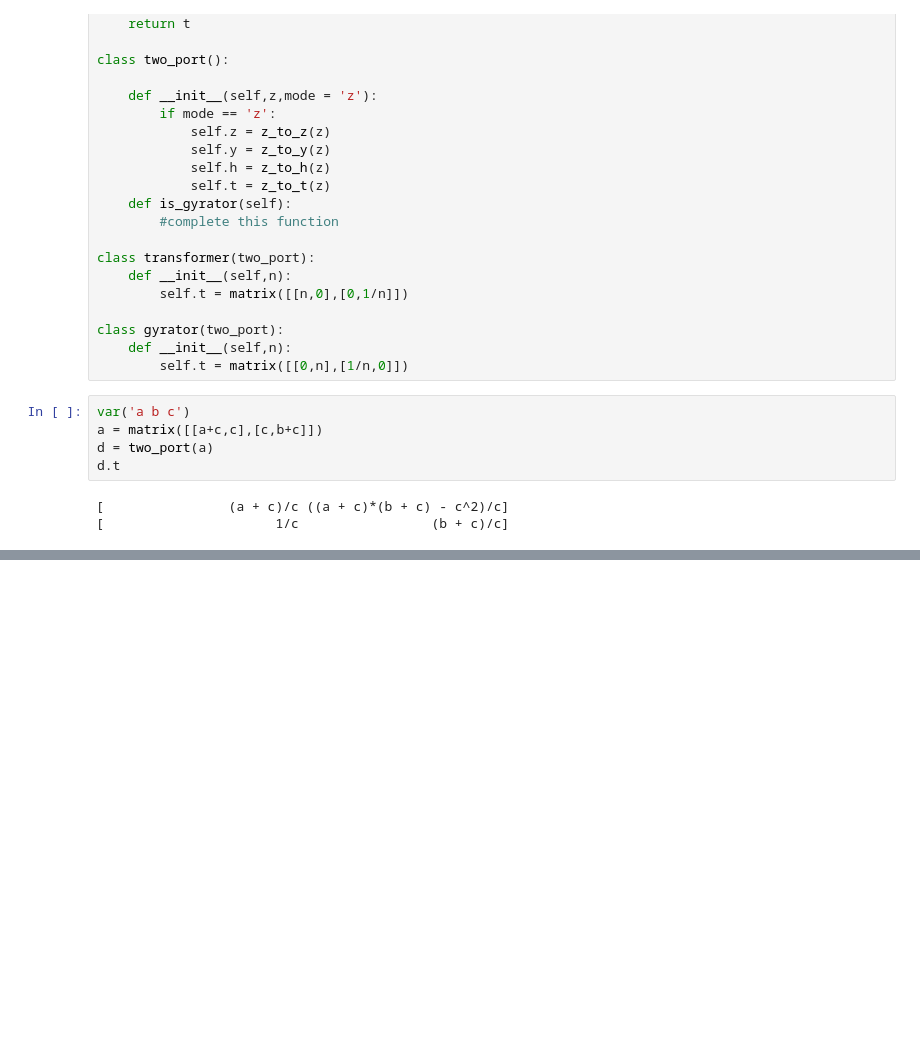
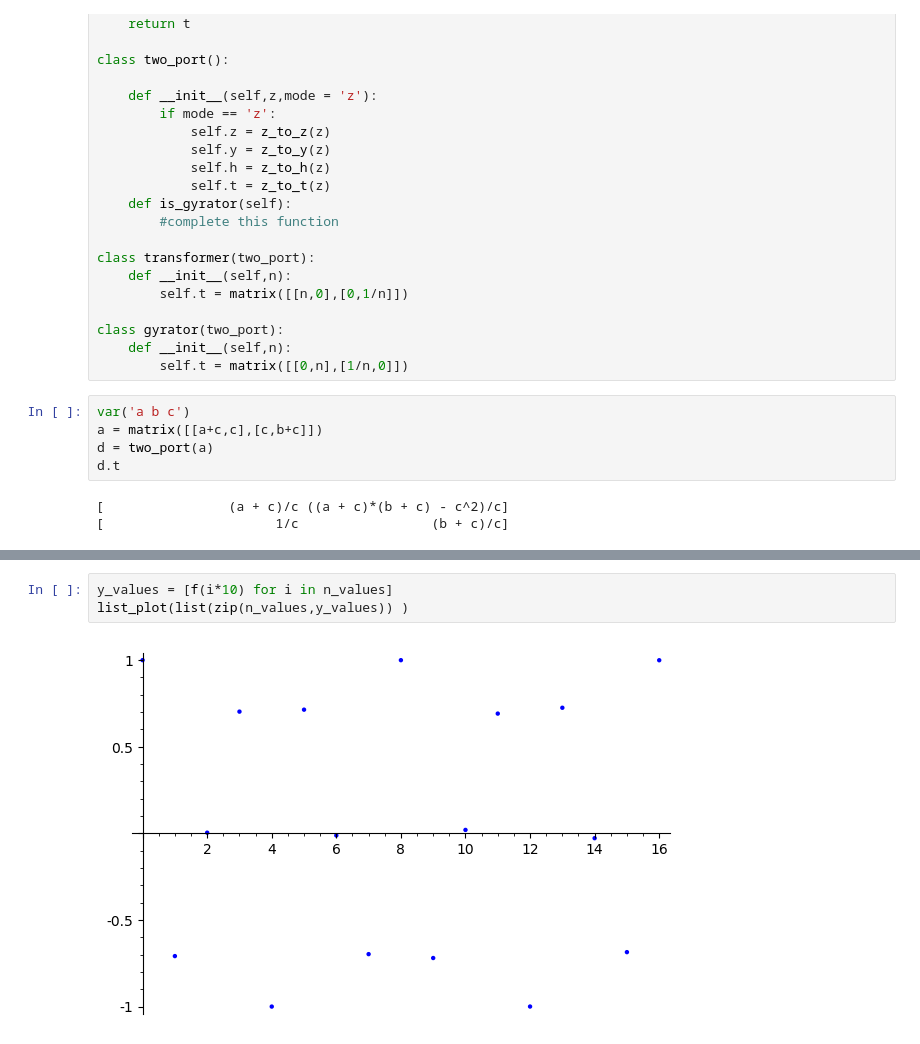
Before and after one commit to hrithik254/NetworkAnalysisOnSage, a Jupyter notebook: Network Analysis.ipynb, the cells around one changed output, grey strips where cells are left out. Drawn from its saved outputs; the diff is of its cells as text; blank space fills up the shorter version.

```diff
--- a/Network Analysis.ipynb
+++ b/Network Analysis.ipynb
@@ -528,0 +502,5 @@ t = 85.21555
+# %%
+y_values = [f(i*10) for i in n_values]
+list_plot(list(zip(n_values,y_values)) )
+# %% [output]
+[figure, added]
```
Also changed, not shown: parts of 15 cells of this notebook.
